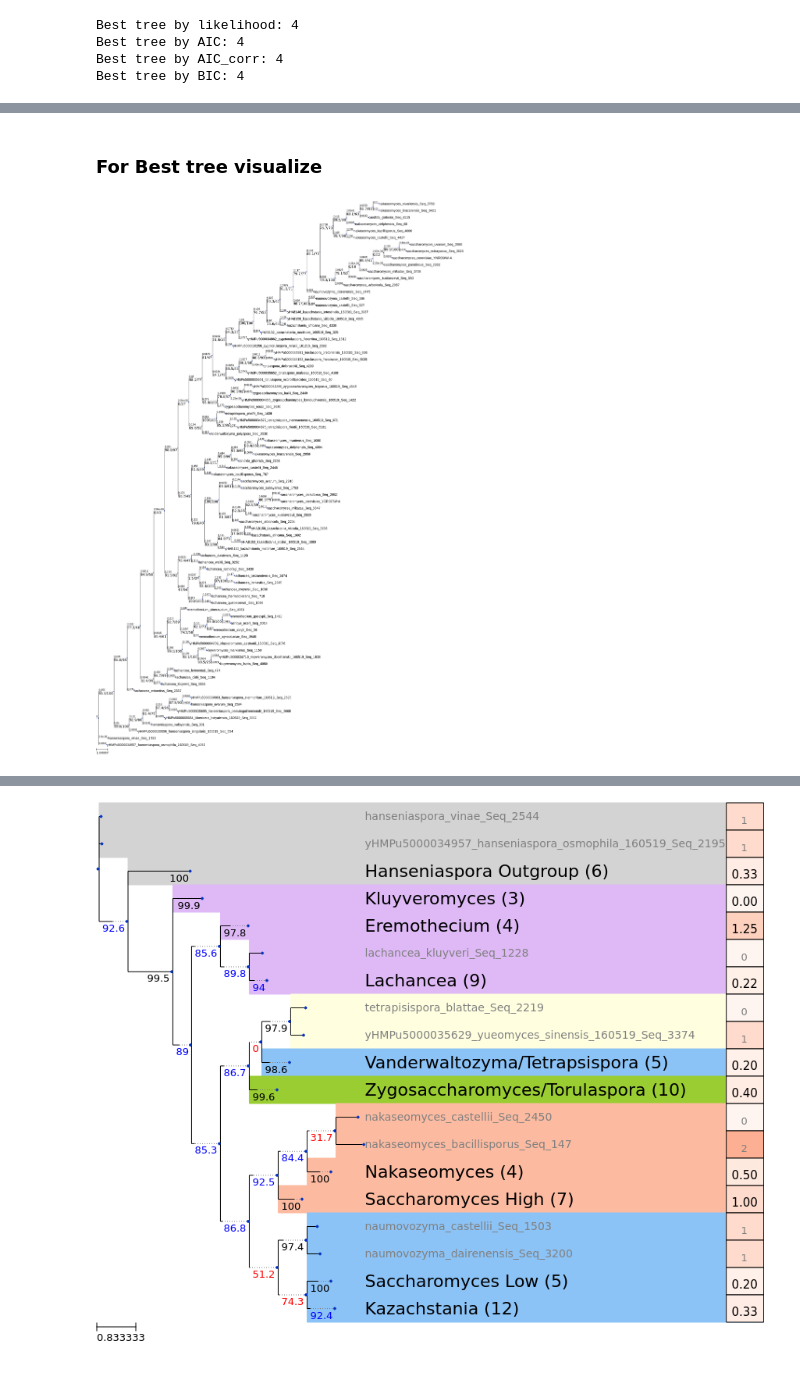
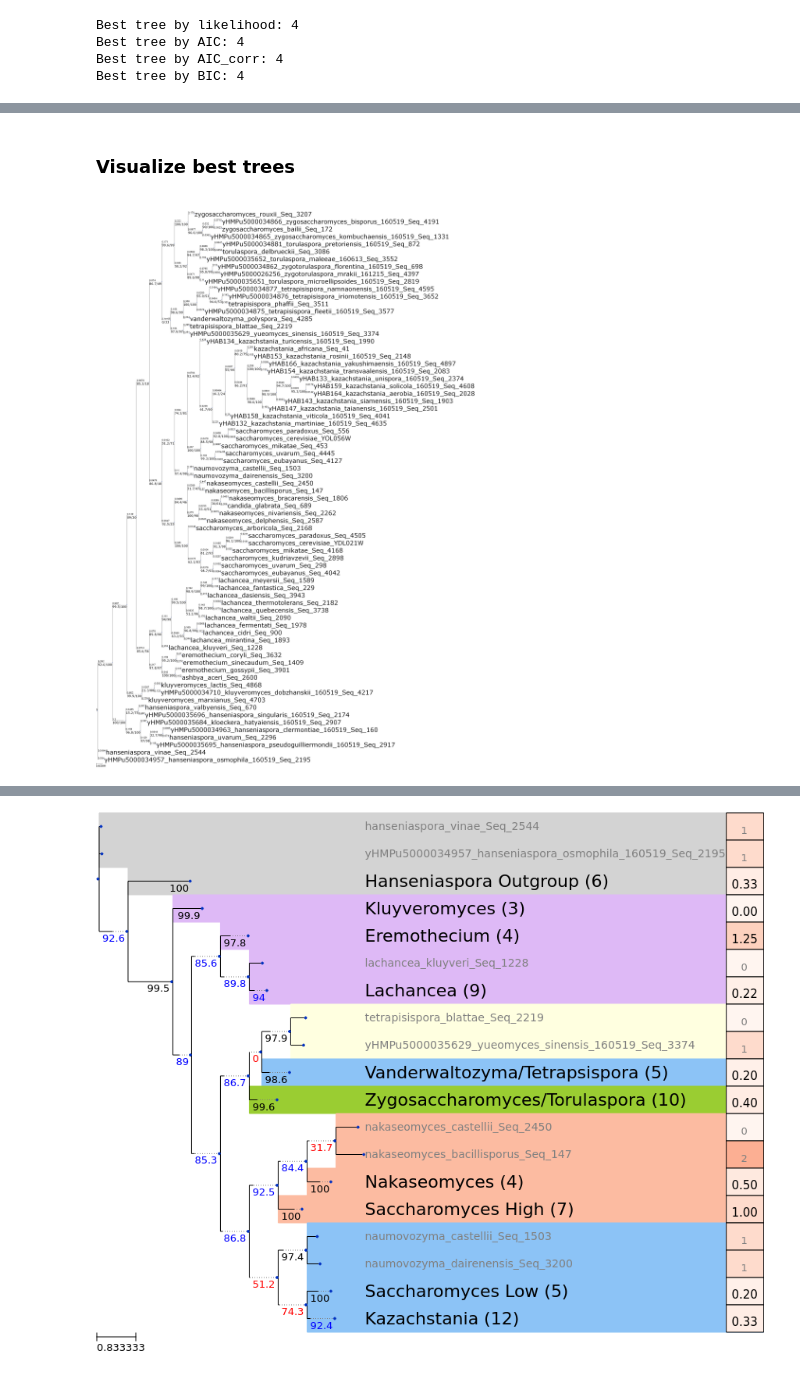
Before and after one commit to heineike02/y1000plus_tools, a Jupyter notebook: scripts/20190219_STRE_examples.ipynb, the cells around one changed output, grey strips where cells are left out. Saved outputs shown, nothing was run; the diff lists cells and outputs as text; code cells hidden in the pictures.

```diff
--- a/scripts/20190219_STRE_examples.ipynb
+++ b/scripts/20190219_STRE_examples.ipynb
@@ -236,17 +256,17 @@ prom_phyls['EGO4_EGO2'] = prom_phyl
 #         'YHR160C','YGR239C' # PEX21/PEX18 (order?)  Example of post WGH diff exp.  Intergenic region for pex 18 only 500bp.  Also has two orthogroups - one very small for PEX18 and no outgroups
 #       ]
 
-#Load GOI ohnolog data
-fname = y1000plus_tools.yeast_esr_exp.data_processing_dir + os.path.normpath('kl_sc_PKA_as_m24_r1g1_20181017/gois_20181205.pkl')
+#Load ohnolog_dePKA data
+fname = y1000plus_tools.yeast_esr_exp.data_processing_dir + os.path.normpath('kl_sc_PKA_as_m24_r1g1_20181017/20200617_ohnologs_dePKA.csv')
 
-#home_dir + os.path.normpath('github/yeast_esr/expression_data/)
+# with open(fname, 'rb') as file:
+#     [ohnologs_goi,ohnologs_expression_sorted,goi_criteria] = pickle.load(file)
 
-with open(fname, 'rb') as file:
-    [ohnologs_goi,ohnologs_expression_sorted,goi_criteria] = pickle.load(file)
+ohnologs_dePKA = pd.read_csv(fname, index_col=0)
 
 
-goi_high = ['NQM1', 'GND2', 'YNR034W-A', 'PGM2', 'ENO1', 'SOL4', 'FMP43', 'TPK1', 'GPM2', 'YPT53', 'HES1', 'PEX18', 'GPM2']
-ohnologs_goi_subset = ohnologs_goi[ohnologs_goi['SC_common_name_high'].isin(goi_high)]
+goi_high = ['NQM1', 'GND2', 'EGO4', 'PGM2', 'ENO1', 'SOL4', 'FMP43', 'TPK1', 'GPM2', 'YPT53', 'HES1', 'PEX18', 'GPM2']  #Ego4 name used to be used: 'YNR034W-A'
+ohnologs_goi_subset = ohnologs_dePKA[ohnologs_dePKA['SC_common_name_high'].isin(goi_high)]
 
 gois = list(ohnologs_goi_subset['sc_genename_high'])+list(ohnologs_goi_subset['sc_genename_low'])
 # %%
@@ -278,8 +298,8 @@ for row in ohnologs_goi_subset.iterrows():
 
 
 
-#fix name for EGO4_EGO2
-goi_pair_og_lookup['EGO4_EGO2'] = goi_pair_og_lookup['YNR034W-A_YCR075W-A']
+# #fix name for EGO4_EGO2
+# goi_pair_og_lookup['EGO4_EGO2'] = goi_pair_og_lookup['YNR034W-A_YCR075W-A']
 
 goi_pair_og_lookup
 # %% [output]
@@ -874,8 +889,9 @@ ml_vals_df_linsi[ml_vals_df_linsi['AIC_corr']<=(ml_vals_df_linsi.loc['3_linsi','
 | 7_linsi | -6626.9911 | 316.2645 | -333.0867 | 161 | 13575.9822 | 65739.9822 | 13953.3349 | 27.4795 | ... |
 | 9_linsi | -6626.9911 | 316.2623 | -333.0867 | 161 | 13575.9822 | 65739.9822 | 13953.3349 | 27.4810 | ... |
 | 10_linsi | -6626.9911 | 316.2636 | -333.0867 | 161 | 13575.9822 | 65739.9822 | 13953.3349 | 27.4814 | ... |
-# %% [markdown]
-### For Best tree visualize
+# %% [markdown]
+### Visualize best trees
+<a id=best_trees> </a>
 # %%
 N_tree_dict = {'GND2_GND1':('7',''),
                'GPM2_GPM3':('4',''),
@@ -912,18 +928,31 @@ ts.show_branch_length = True
 # print(t)
 # %%
 #Plot tree with branch support
+#Plot full tree and promoters
+N_tree_dict = {'GND2_GND1':('7',''),
+               'GPM2_GPM3':('4',''),
+               'EGO4_EGO2':('_einsi_9','einsi_')}
+
+goi_pair = 'GPM2_GPM3'#'GPM2_GPM3' #'GND2_GND1'#
+og = goi_pair_og_lookup[goi_pair]
+
+fname_tree = os.path.normpath(y1000plus_dir + 'proteins_og/' + goi_pair + '_' + og + '/tree/run' + N_tree_dict[goi_pair][0] + '/' + goi_pair + '_' + og + '_aln_' + N_tree_dict[goi_pair][1] + 'trimmed.fasta.treefile')
 t = Tree(fname_tree, format=1)
 ts = TreeStyle()
-ts.show_leaf_name = True
+ts.show_leaf_name = False
 ts.show_branch_length = True
 
 for node in t.traverse():
-    if not(node.is_leaf()):
+    if node.is_leaf():
+        name_face = AttrFace("name",fsize=20)
+        node.add_face(name_face, column=0, position="branch-right")
+    else:
+    #if not(node.is_leaf()):
         node_label = TextFace(node.name)
         node.add_face(node_label, column=1, position = "branch-bottom")
 t.render('%%inline', tree_style=ts)
 # %% [output]
-[figure, old version]
+[figure, new version]
 # %%
 #Plot full tree and promoters
 N_tree_dict = {'GND2_GND1':('7',''),
```
Also changed, not shown: parts of 16 cells of this notebook, 4 other files.
